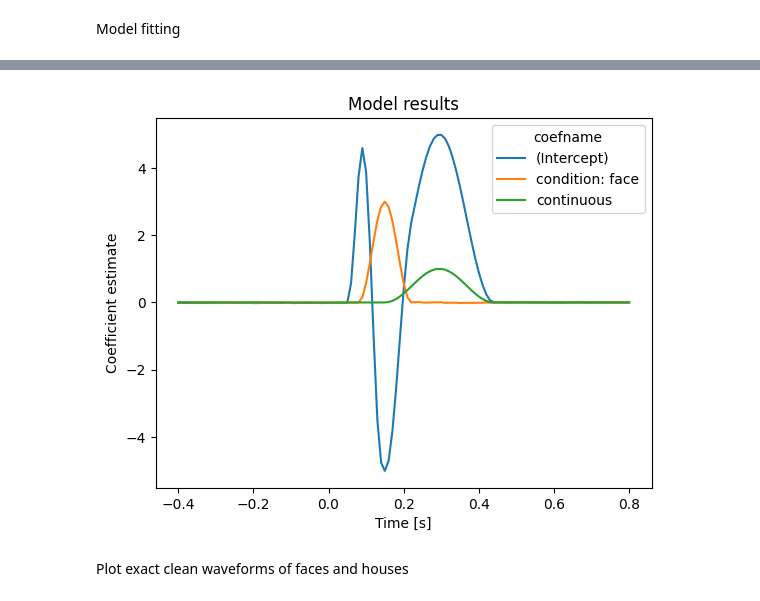
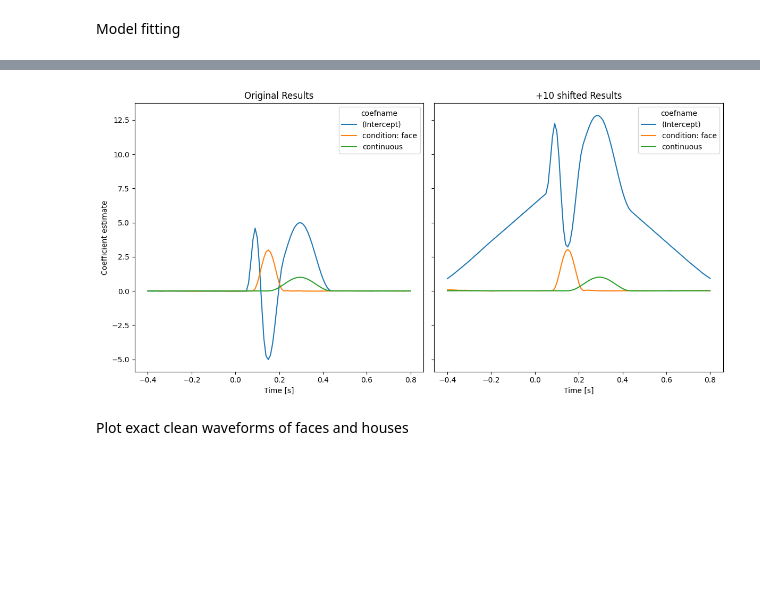
Before and after one commit to abelowska/neuroNoodle, a Jupyter notebook: test_simulated-faces-houses.ipynb, the cells around one changed output, grey strips where cells are left out. Saved outputs shown, nothing was run; the diff lists cells and outputs as text; code cells hidden in the pictures; blank space fills up the shorter version.

```diff
--- a/test_simulated-faces-houses.ipynb
+++ b/test_simulated-faces-houses.ipynb
@@ -67,4 +69,5 @@ sns.lineplot(dat_py[:200])
 ## Specify formulas and basisfunctions
 # %%
 bf = jl.seval("basisfunction = firbasis(τ=(-0.4,.8), sfreq=100)")
-bf
+formula1 = jl.seval("f1 = @formula 0 ~ 1 + condition + continuous")
+bfDict = jl.seval("[ Any => (f1, basisfunction)]")
@@ -114,3 +90,3 @@ m = Unfold.fit(
 # %%
-results_jl = Unfold.coeftable(m)
-results_jl
+results_original_jl = Unfold.coeftable(m_original)
+results_shifted_jl = Unfold.coeftable(m_shifted)
@@ -138,13 +105,4 @@ results_jl
 # %%
 # Transfer results back to Python
-results_py_df = pd.DataFrame({
-    'channel': results_jl.channel,
-    'coefname': results_jl.coefname,
-    'estimate': results_jl.estimate,
-    'eventname': results_jl.eventname,
-    'group': results_jl.group,
-    'stderror': results_jl.stderror,
-    'time': results_jl.time
-})
-
-results_py_df.head()
+results_original = jl_results_to_python(results_original_jl)
+results_shifted = jl_results_to_python(results_shifted_jl)
@@ -158,12 +109,31 @@ results_py_df.head()
 # %%
 # Extract the coefficients for one channel
-results_ch = results_py_df[results_py_df.channel == 1]
+results_ch_original = results_original[results_original.channel == 1]
+results_ch_shifted = results_shifted[results_shifted.channel == 1]
 
 # Plot the coefficient estimates over time
-ax = sns.lineplot(x = results_ch.time,y=results_ch.estimate,hue=results_ch.coefname)
-ax.set(xlabel='Time [s]', ylabel='Coefficient estimate', title='Model results');
+fig, (ax1, ax2) = plt.subplots(1, 2, figsize=(12, 6), sharey=True)
+
+ax1 = sns.lineplot(
+    x = results_ch_original.time,
+    y=results_ch_original.estimate,
+    hue=results_ch_original.coefname,
+    ax=ax1
+)
+ax1.set(xlabel='Time [s]', ylabel='Coefficient estimate', title='Original Results')
+
+ax2 = sns.lineplot(
+    x = results_ch_shifted.time,
+    y=results_ch_shifted.estimate,
+    hue=results_ch_shifted.coefname,
+    ax=ax2
+)
+ax2.set(xlabel='Time [s]', ylabel='Coefficient estimate', title='+10 shifted Results')
+
+plt.tight_layout()
+plt.show()
 # %% [output]
-[figure, old version]
+[figure, new version]
 # %% [markdown]
 Plot exact clean waveforms of faces and houses
 # %%
```
Also changed, not shown: parts of 9 cells of this notebook, 4 other files.
